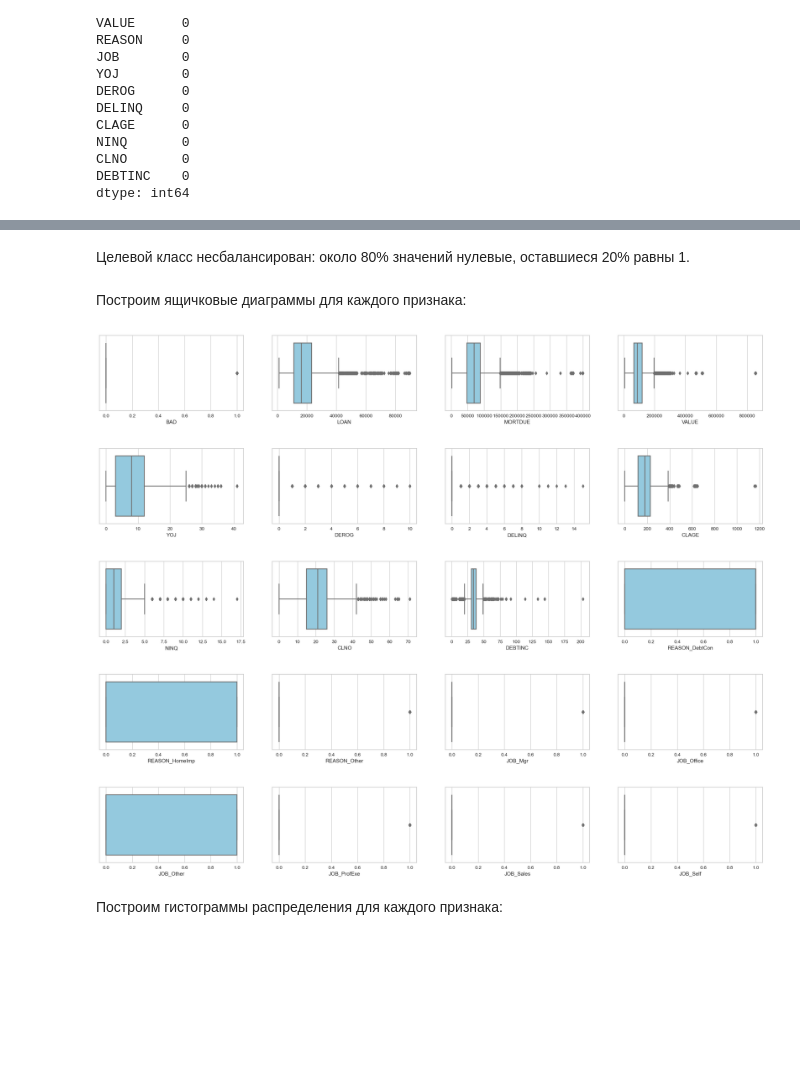
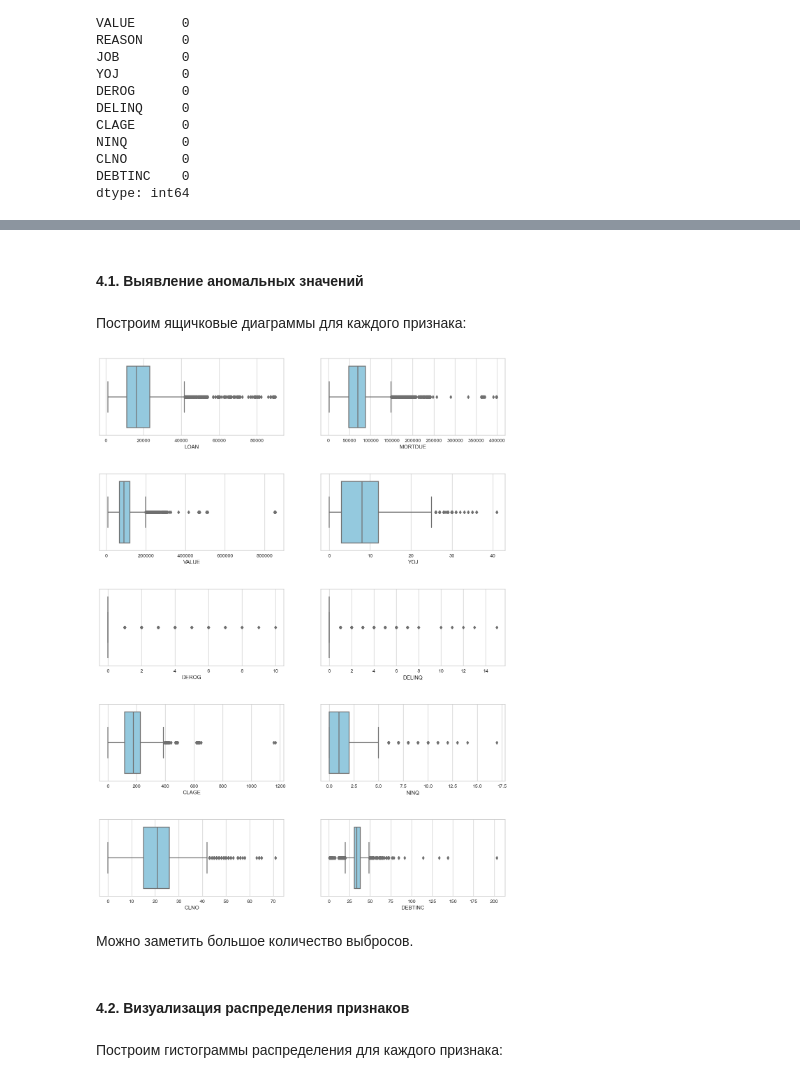
Before and after one commit to mzgnva/credit_scoring_model, a Jupyter notebook: credit_scoring_model.ipynb, the cells around one changed output, grey strips where cells are left out. Saved outputs shown, nothing was run; the diff lists cells and outputs as text; code cells hidden in the pictures; blank space fills up the shorter version.

```diff
--- a/credit_scoring_model.ipynb
+++ b/credit_scoring_model.ipynb
@@ -146,4 +201,0 @@ dtype: int64
-# %%
-df = df.join(pd.get_dummies(df['REASON'], prefix='REASON', prefix_sep='_'))
-df = df.join(pd.get_dummies(df['JOB'], prefix='JOB', prefix_sep='_'))
-df.drop(['REASON', 'JOB'], axis=1, inplace=True)
@@ -158,0 +202,5 @@ df.head()
+# %%
+df['REASON'] = pd.factorize(df['REASON'])[0]
+df['JOB'] = pd.factorize(df['JOB'])[0]
+
+df.head()
@@ -177,15 +216,20 @@ plt.show()
-# %% [markdown]
-Целевой класс несбалансирован: около 80% значений нулевые, оставшиеся 20% равны 1.
+# %% [markdown]
+#### 4.1. Выявление аномальных значений
 # %% [markdown]
 Построим ящичковые диаграммы для каждого признака:
 # %%
-fig, axes = plt.subplots(5, 4, figsize=(25, 20))
-for i, ax in zip(df.columns, axes.flat):
+fig, axes = plt.subplots(5, 2, figsize=(15, 20))
+for i, ax in zip(df[['LOAN', 'MORTDUE', 'VALUE', 'YOJ', 'DEROG', 'DELINQ', 'CLAGE',\
+                     'NINQ', 'CLNO', 'DEBTINC']].columns, axes.flat):
     sns.boxplot(data=df, x=i, ax=ax, color='skyblue')
 plt.subplots_adjust(wspace=0.2, hspace=0.5)
 plt.show()
 # %% [output]
-[figure, old version]
+[figure, new version]
+# %% [markdown]
+Можно заметить большое количество выбросов.
+# %% [markdown]
+#### 4.2. Визуализация распределения признаков
 # %% [markdown]
 Построим гистограммы распределения для каждого признака:
 # %%
```
Also changed, not shown: parts of 212 cells of this notebook.
